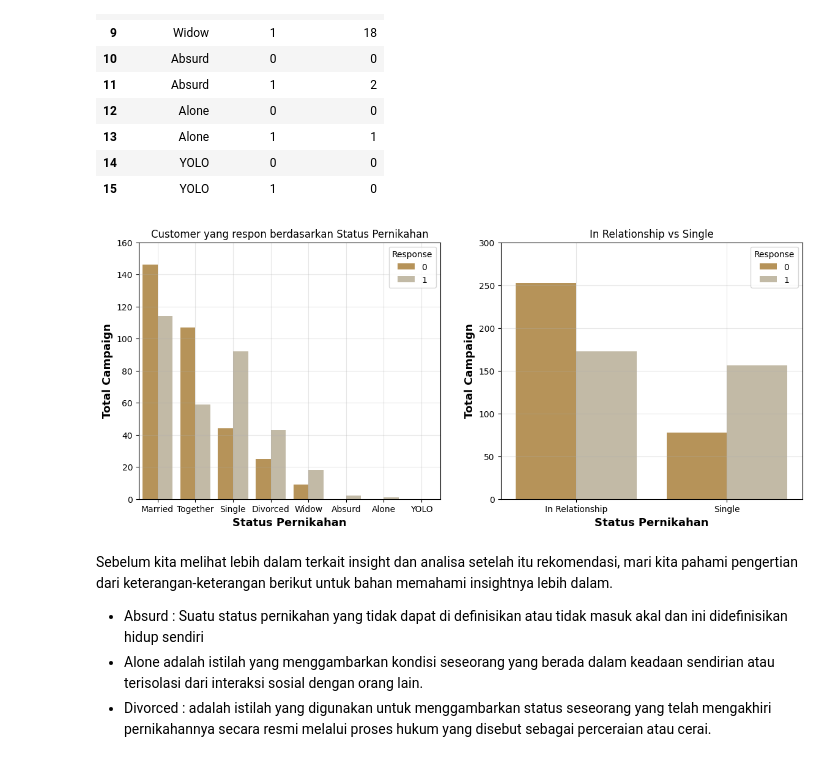
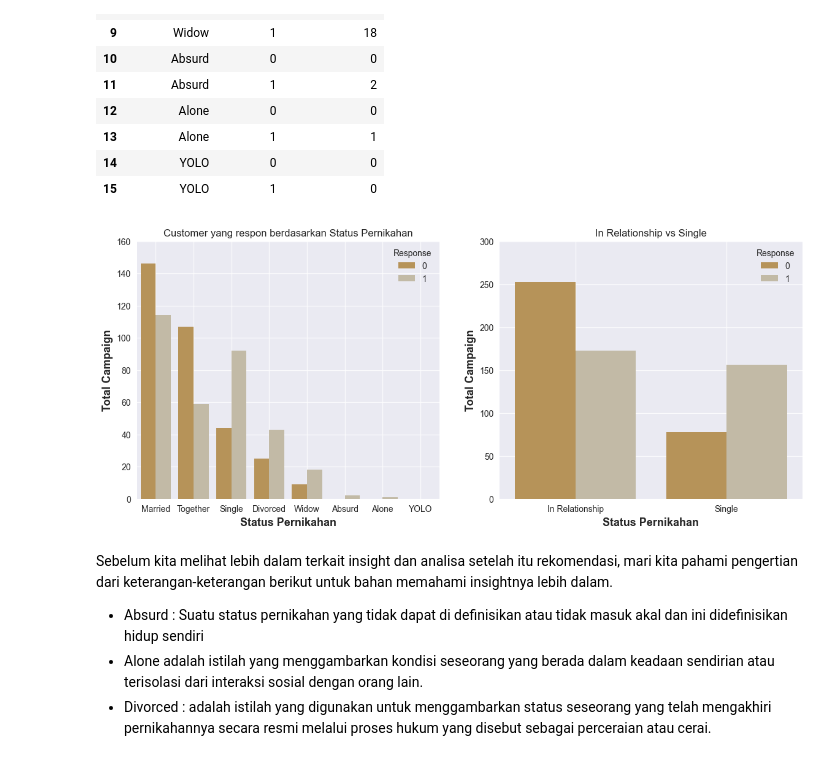
Before and after one commit to hrydwntr/supermarket_customer_analysis, a Jupyter notebook: Full_Capstone_Module_2.ipynb, the cells around one changed output. Drawn from its saved outputs; the diff is of its cells as text; code cells hidden in the pictures.

```diff
--- a/Full_Capstone_Module_2.ipynb
+++ b/Full_Capstone_Module_2.ipynb
@@ -633,6 +633,7 @@ Generation_Types[['Generation_Types','Total_Campaign','No_Respon','Response']]
 | 2 | Milenial | 148 | 72 | 76 |
 | 3 | Pre-boomer | 9 | 6 | 3 |
 # %%
+plt.style.use('seaborn')
 clr = ["#C69749", "#C7BCA1"]
 plt.figure(figsize=(12,6))
 plt.title('Karakteristik Generasi dalam merespon sebuah Campaign',
@@ -645,7 +646,7 @@ sns.barplot(x='Generation_Types',y='Total_Campaign', palette=clr,
             estimator=np.sum)
 plt.ylabel("Total Campaign", fontweight = "bold", size = 13)
 plt.xlabel("Generasi", fontweight = "bold", size = 13)
-plt.grid(alpha=0.4)
+plt.grid(alpha=0.7)
 plt.ylim([0,150])
 plt.show()
 # %% [output]
@@ -718,31 +719,31 @@ Marital_Status
 # %%
 clr = ["#C69749", "#C7BCA1"]
 plt.figure(figsize=(14,12))
 plt.subplot(2,2,1)
 plt.title('Customer yang respon berdasarkan Status Pernikahan')
 sns.barplot(x='Marital_Status',y='Total_Campaign', palette=clr,
             data=Marital_Status, hue='Response',
             ci=None,
             estimator=np.sum)
 plt.ylabel("Total Campaign", fontweight = "bold", size = 13)
 plt.xlabel("Status Pernikahan", fontweight = "bold", size = 13)
-plt.grid(alpha=0.3)
+plt.grid(alpha=0.8)
 plt.ylim([0,160])
 plt.subplot(2,2,2)
 plt.title('In Relationship vs Single')
 
 sns.barplot(x='Marital_Status',y='Total_Campaign',  palette=clr,
             data=status_selection, hue='Response',
             ci=None,
             estimator=np.sum)
 plt.ylabel("Total Campaign", fontweight = "bold", size = 13)
 plt.xlabel("Status Pernikahan", fontweight = "bold", size = 13)
-plt.grid(alpha=0.3)
+plt.grid(alpha=0.8)
 plt.ylim([0,300])
 plt.subplot(2,2,2)
 plt.show()
 # %% [output]
-[figure, old version]
+[figure, new version]
 # %% [markdown]
 Sebelum kita melihat lebih dalam terkait insight dan analisa setelah itu rekomendasi, mari kita pahami pengertian dari keterangan-keterangan berikut untuk bahan memahami insightnya lebih dalam.
 - Absurd : Suatu status pernikahan yang tidak dapat di definisikan atau tidak masuk akal dan ini didefinisikan hidup sendiri
```
Also changed, not shown: parts of 6 cells of this notebook, 2 other files.
